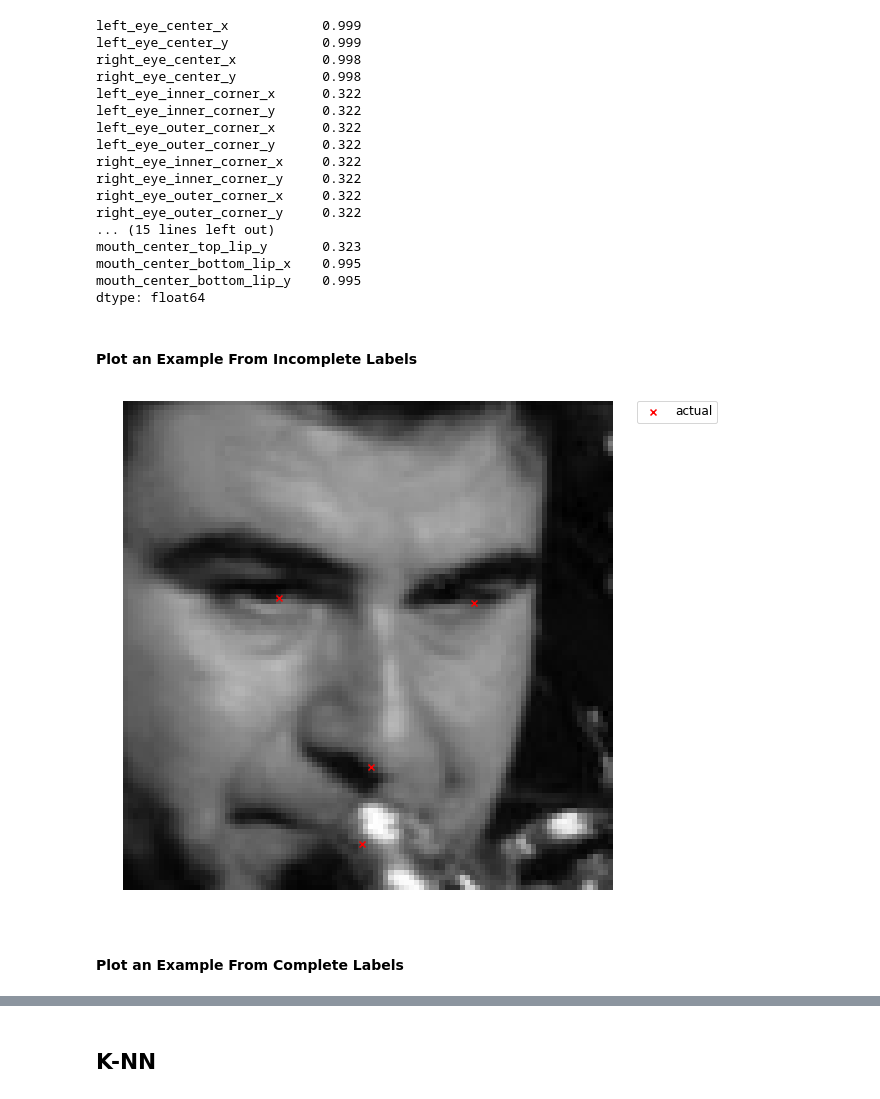
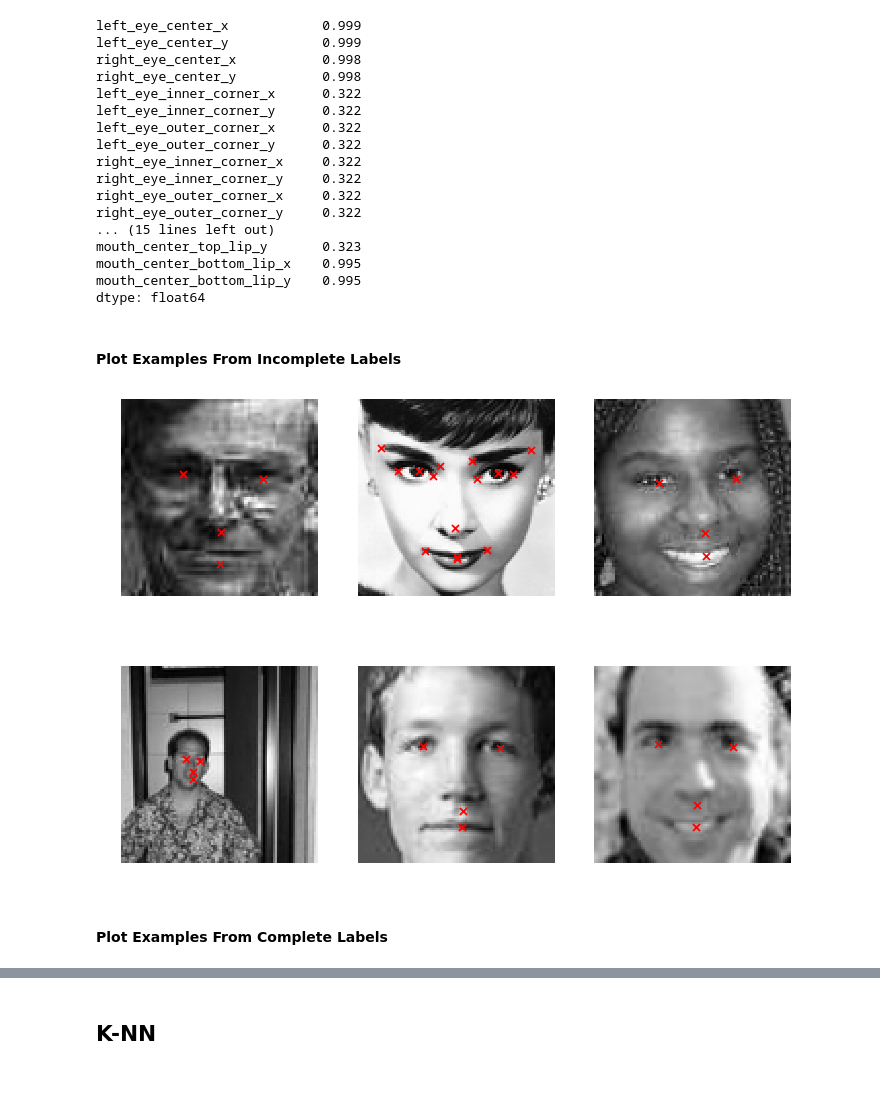
Before and after one commit to cgutwein/facial-keypoints-recognition, a Jupyter notebook: final_object.ipynb, the cells around one changed output, grey strips where cells are left out. Saved outputs shown, nothing was run; the diff lists cells and outputs as text; code cells hidden in the pictures.

```diff
--- a/final_object.ipynb
+++ b/final_object.ipynb
@@ -197,10 +134,12 @@ mouth_center_bottom_lip_x    0.995
 mouth_center_bottom_lip_y    0.995
 dtype: float64
 # %% [markdown]
-#### Plot an Example From Incomplete Labels
+#### Plot Examples From Incomplete Labels
-# %%
-self.plot_example(self.train_data_n[1], self.train_labels_n[1])
-# %% [output]
-[figure, removed]
+# %%
+for n in range(1, 7):
+    plt.subplot(2, 3, n)
+    self.plot_example(self.train_data_n[n], self.train_labels_n[n], legend=False)
+# %% [output]
+[figure, added]
 # %% [markdown]
-#### Plot an Example From Complete Labels
+#### Plot Examples From Complete Labels
```
Also changed, not shown: parts of 40 cells of this notebook.
